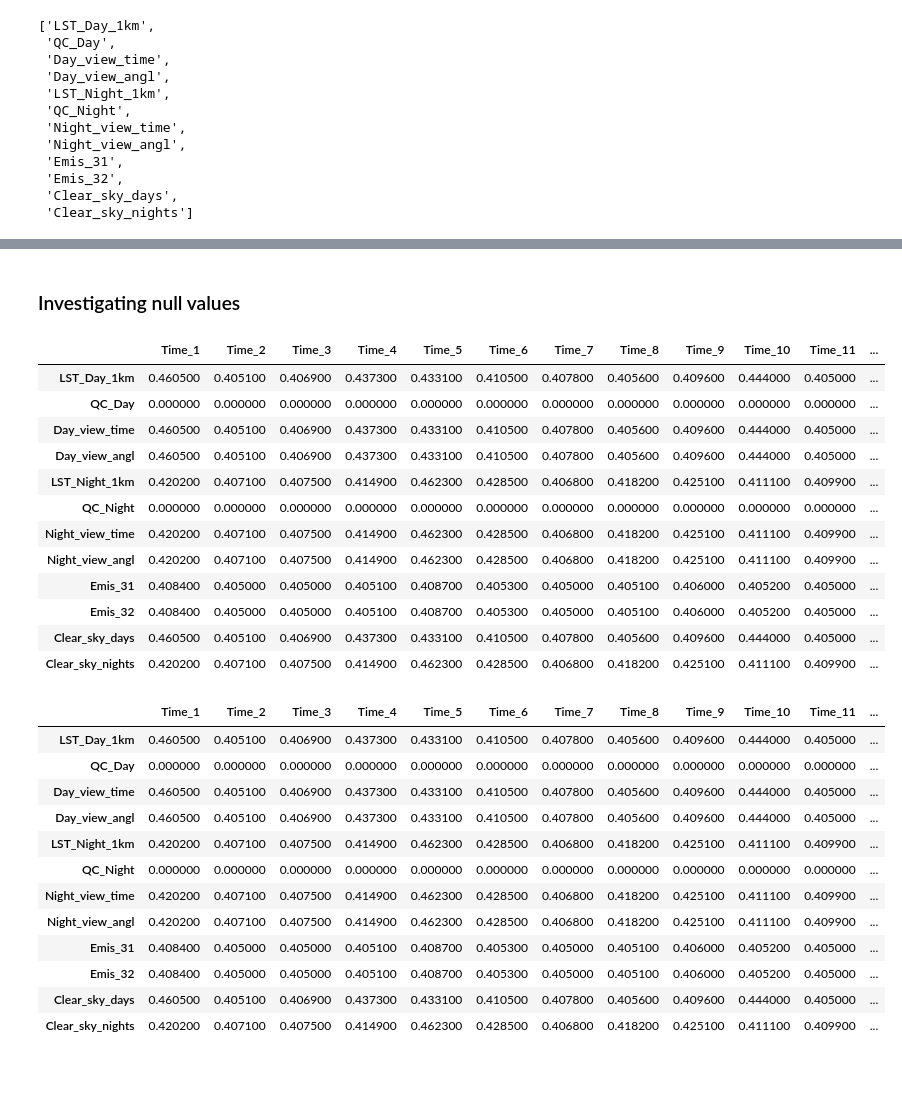
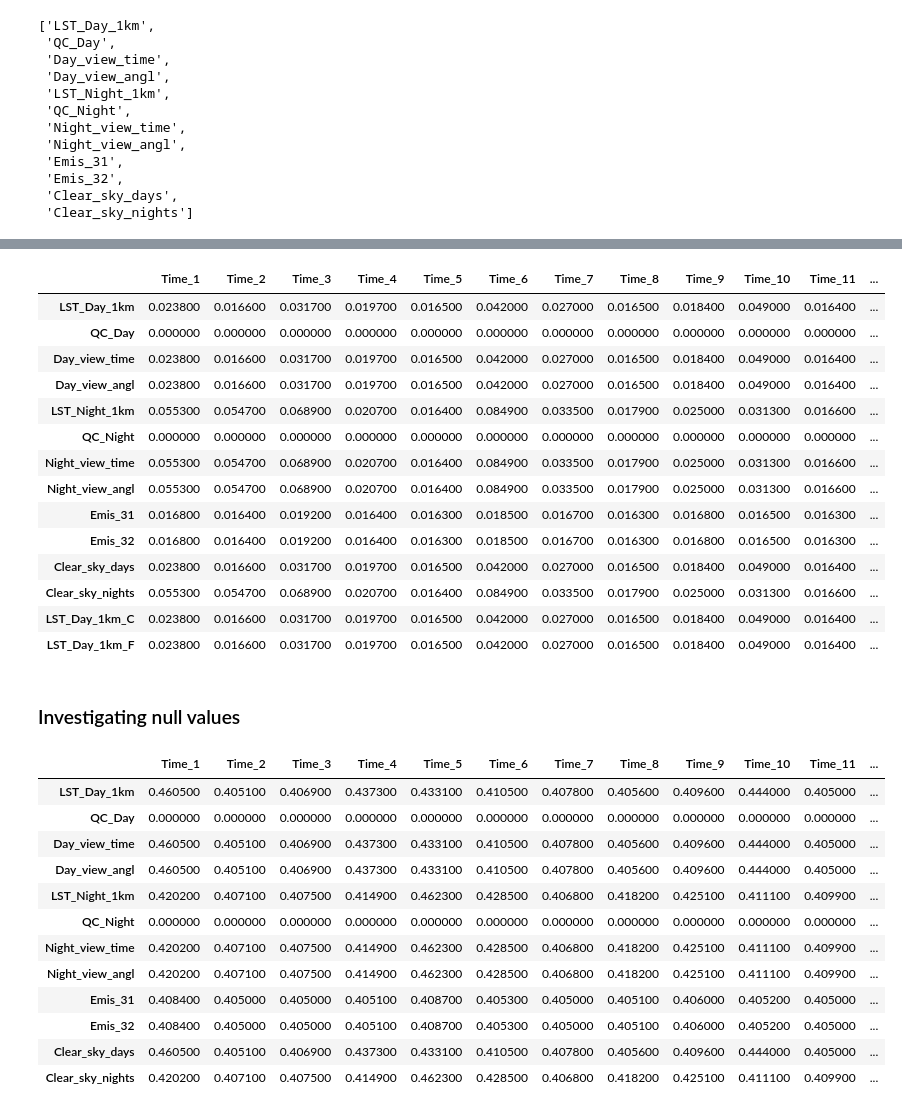
Before and after one commit to jirvingphd/nasa-earth-science, a Jupyter notebook: heat-island-analysis.ipynb, the cells around one changed output, grey strips where cells are left out. Cells and saved outputs as stored; diff of their text form; code cells hidden in the pictures; blank space fills up the shorter version.

```diff
--- a/heat-island-analysis.ipynb
+++ b/heat-island-analysis.ipynb
@@ -1232,21 +1187,23 @@ nans_df
+# %%
+rural_nans_df.style.background_gradient(vmin=0, vmax=0.5)
+# %% [output]
+|  | Time_1 | Time_2 | Time_3 | Time_4 | Time_5 | Time_6 | Time_7 | Time_8 | Time_9 | Time_10 | Time_11 | ... |
+| LST_Day_1km | 0.023800 | 0.016600 | 0.031700 | 0.019700 | 0.016500 | 0.042000 | 0.027000 | 0.016500 | 0.018400 | 0.049000 | 0.016400 | ... |
+| QC_Day | 0.000000 | 0.000000 | 0.000000 | 0.000000 | 0.000000 | 0.000000 | 0.000000 | 0.000000 | 0.000000 | 0.000000 | 0.000000 | ... |
+| Day_view_time | 0.023800 | 0.016600 | 0.031700 | 0.019700 | 0.016500 | 0.042000 | 0.027000 | 0.016500 | 0.018400 | 0.049000 | 0.016400 | ... |
+| Day_view_angl | 0.023800 | 0.016600 | 0.031700 | 0.019700 | 0.016500 | 0.042000 | 0.027000 | 0.016500 | 0.018400 | 0.049000 | 0.016400 | ... |
+| LST_Night_1km | 0.055300 | 0.054700 | 0.068900 | 0.020700 | 0.016400 | 0.084900 | 0.033500 | 0.017900 | 0.025000 | 0.031300 | 0.016600 | ... |
+| QC_Night | 0.000000 | 0.000000 | 0.000000 | 0.000000 | 0.000000 | 0.000000 | 0.000000 | 0.000000 | 0.000000 | 0.000000 | 0.000000 | ... |
+| Night_view_time | 0.055300 | 0.054700 | 0.068900 | 0.020700 | 0.016400 | 0.084900 | 0.033500 | 0.017900 | 0.025000 | 0.031300 | 0.016600 | ... |
+| Night_view_angl | 0.055300 | 0.054700 | 0.068900 | 0.020700 | 0.016400 | 0.084900 | 0.033500 | 0.017900 | 0.025000 | 0.031300 | 0.016600 | ... |
+| Emis_31 | 0.016800 | 0.016400 | 0.019200 | 0.016400 | 0.016300 | 0.018500 | 0.016700 | 0.016300 | 0.016800 | 0.016500 | 0.016300 | ... |
+| Emis_32 | 0.016800 | 0.016400 | 0.019200 | 0.016400 | 0.016300 | 0.018500 | 0.016700 | 0.016300 | 0.016800 | 0.016500 | 0.016300 | ... |
+| Clear_sky_days | 0.023800 | 0.016600 | 0.031700 | 0.019700 | 0.016500 | 0.042000 | 0.027000 | 0.016500 | 0.018400 | 0.049000 | 0.016400 | ... |
+| Clear_sky_nights | 0.055300 | 0.054700 | 0.068900 | 0.020700 | 0.016400 | 0.084900 | 0.033500 | 0.017900 | 0.025000 | 0.031300 | 0.016600 | ... |
+| LST_Day_1km_C | 0.023800 | 0.016600 | 0.031700 | 0.019700 | 0.016500 | 0.042000 | 0.027000 | 0.016500 | 0.018400 | 0.049000 | 0.016400 | ... |
+| LST_Day_1km_F | 0.023800 | 0.016600 | 0.031700 | 0.019700 | 0.016500 | 0.042000 | 0.027000 | 0.016500 | 0.018400 | 0.049000 | 0.016400 | ... |
 # %% [markdown]
 ### Investigating null values
-# %%
-nans_df.style.background_gradient()
-# %% [output]
-|  | Time_1 | Time_2 | Time_3 | Time_4 | Time_5 | Time_6 | Time_7 | Time_8 | Time_9 | Time_10 | Time_11 | ... |
-| LST_Day_1km | 0.460500 | 0.405100 | 0.406900 | 0.437300 | 0.433100 | 0.410500 | 0.407800 | 0.405600 | 0.409600 | 0.444000 | 0.405000 | ... |
-| QC_Day | 0.000000 | 0.000000 | 0.000000 | 0.000000 | 0.000000 | 0.000000 | 0.000000 | 0.000000 | 0.000000 | 0.000000 | 0.000000 | ... |
-| Day_view_time | 0.460500 | 0.405100 | 0.406900 | 0.437300 | 0.433100 | 0.410500 | 0.407800 | 0.405600 | 0.409600 | 0.444000 | 0.405000 | ... |
-| Day_view_angl | 0.460500 | 0.405100 | 0.406900 | 0.437300 | 0.433100 | 0.410500 | 0.407800 | 0.405600 | 0.409600 | 0.444000 | 0.405000 | ... |
-| LST_Night_1km | 0.420200 | 0.407100 | 0.407500 | 0.414900 | 0.462300 | 0.428500 | 0.406800 | 0.418200 | 0.425100 | 0.411100 | 0.409900 | ... |
-| QC_Night | 0.000000 | 0.000000 | 0.000000 | 0.000000 | 0.000000 | 0.000000 | 0.000000 | 0.000000 | 0.000000 | 0.000000 | 0.000000 | ... |
-| Night_view_time | 0.420200 | 0.407100 | 0.407500 | 0.414900 | 0.462300 | 0.428500 | 0.406800 | 0.418200 | 0.425100 | 0.411100 | 0.409900 | ... |
-| Night_view_angl | 0.420200 | 0.407100 | 0.407500 | 0.414900 | 0.462300 | 0.428500 | 0.406800 | 0.418200 | 0.425100 | 0.411100 | 0.409900 | ... |
-| Emis_31 | 0.408400 | 0.405000 | 0.405000 | 0.405100 | 0.408700 | 0.405300 | 0.405000 | 0.405100 | 0.406000 | 0.405200 | 0.405000 | ... |
-| Emis_32 | 0.408400 | 0.405000 | 0.405000 | 0.405100 | 0.408700 | 0.405300 | 0.405000 | 0.405100 | 0.406000 | 0.405200 | 0.405000 | ... |
-| Clear_sky_days | 0.460500 | 0.405100 | 0.406900 | 0.437300 | 0.433100 | 0.410500 | 0.407800 | 0.405600 | 0.409600 | 0.444000 | 0.405000 | ... |
-| Clear_sky_nights | 0.420200 | 0.407100 | 0.407500 | 0.414900 | 0.462300 | 0.428500 | 0.406800 | 0.418200 | 0.425100 | 0.411100 | 0.409900 | ... |
 # %%
 nans_df.style.bar()
 # %% [output]
```
Also changed, not shown: parts of 10 cells of this notebook.
